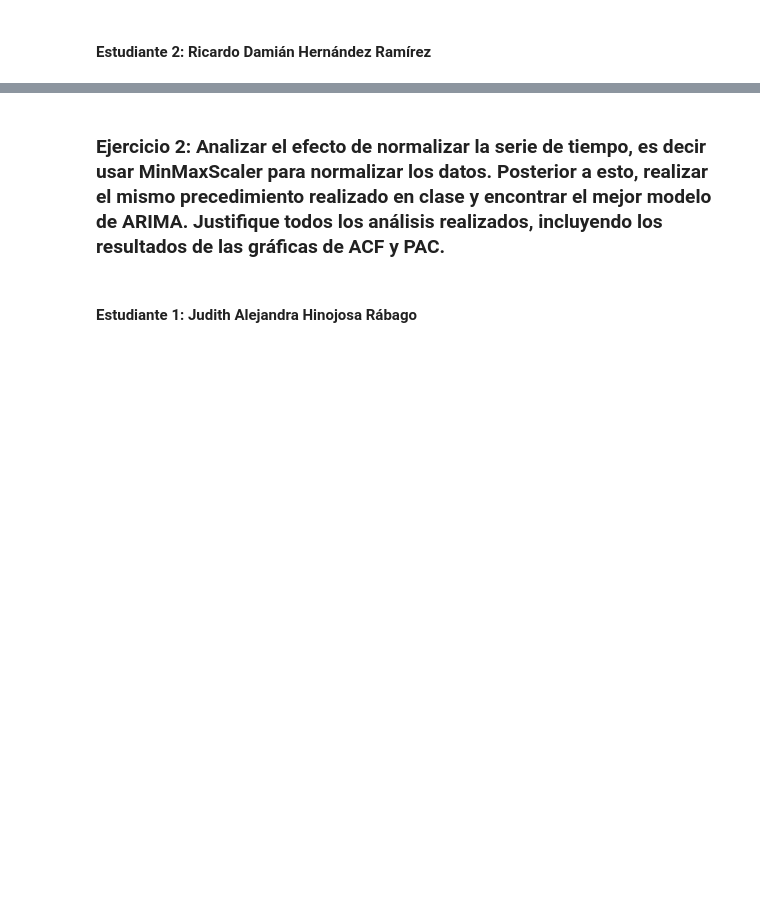
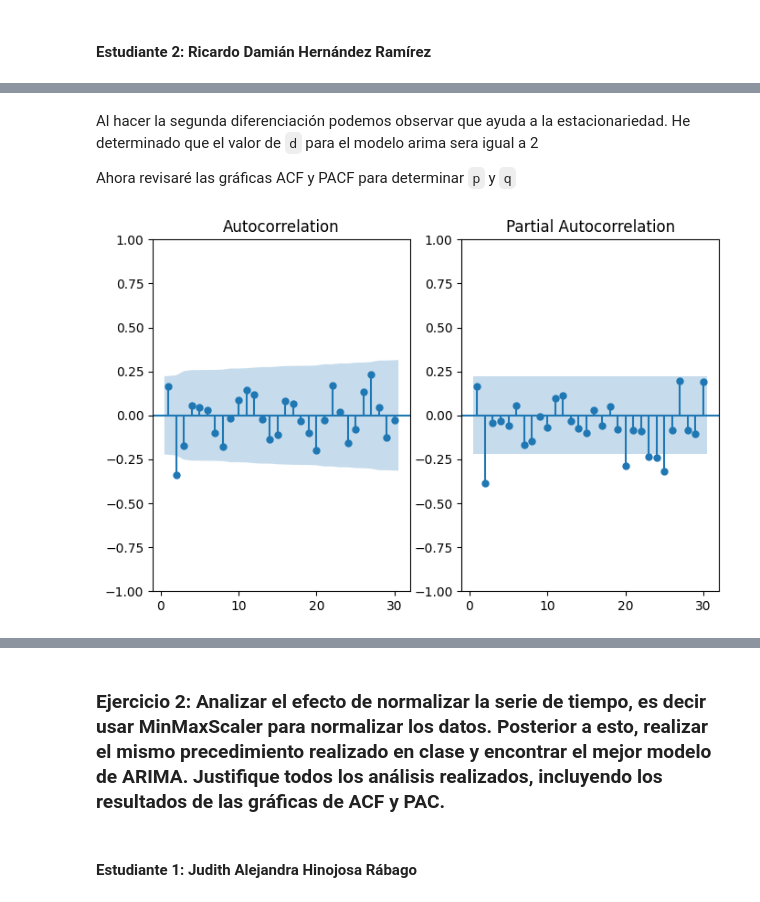
Before and after one commit to judith-ale/ProyectoConjunto_JAHinojosa_RDHernandez, a Jupyter notebook: Tarea_2.ipynb, the cells around one changed output, grey strips where cells are left out. Drawn from its saved outputs; the diff is of its cells as text; code cells hidden in the pictures; blank space fills up the shorter version.

```diff
--- a/Tarea_2.ipynb
+++ b/Tarea_2.ipynb
@@ -285,0 +311,4 @@ y_h.plot(ax=ax)
+# %%
+#entrenamiento (80%) y prueba (20%)
+train = data.iloc[:80]
+test = data.iloc[80:]
@@ -285,0 +351,9 @@ y_h.plot(ax=ax)
+# %%
+# Diferenciar la serie
+diff1_values = train.diff().dropna()
+print('ADF para derivada primer orden...\n')
+adf_test(diff1_values)
+
+diff2_values = train.diff().diff().dropna()
+print('ADF para derivada segundo orden...\n')
+adf_test(diff2_values)# Graficar ACF y PACF
@@ -285,0 +378,21 @@ y_h.plot(ax=ax)
+# %% [markdown]
+Al hacer la segunda diferenciación podemos observar que ayuda a la estacionariedad. He determinado que el valor de `d` para el modelo arima sera igual a 2
+
+Ahora revisaré las gráficas ACF y PACF para determinar `p` y `q`
+# %%
+def plot_acf_pacf(data, kwargs=dict()):
+    f = plt.figure(figsize=(8,5))
+
+    ax1 = f.add_subplot(121)
+
+    plot_acf(data, zero=False, ax=ax1, **kwargs)
+
+    ax2 = f.add_subplot(122)
+    plot_pacf(data, zero=False, ax=ax2, method='ols', **kwargs)
+
+    plt.show()
+
+# Primera diferenciación
+plot_acf_pacf(diff2_values, {'lags':30})
+# %% [output]
+[figure, added]
```
Also changed, not shown: parts of 47 cells of this notebook.
